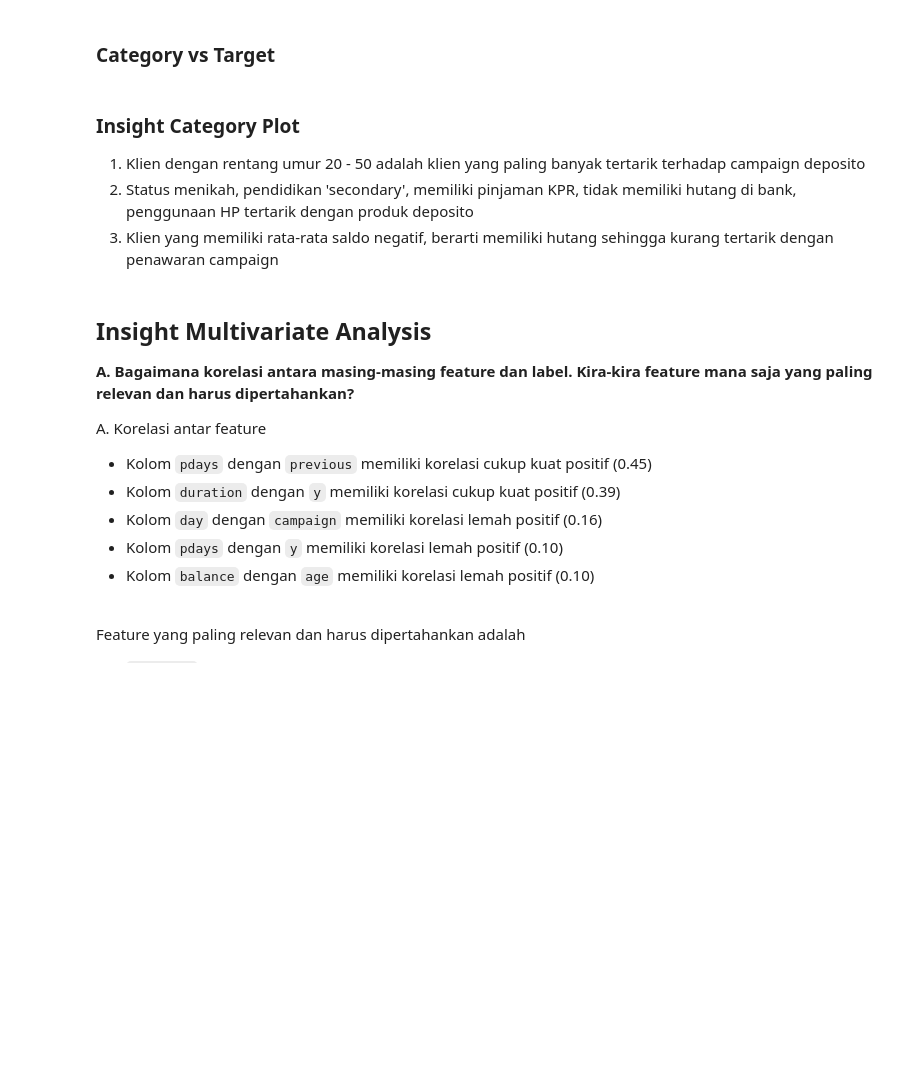
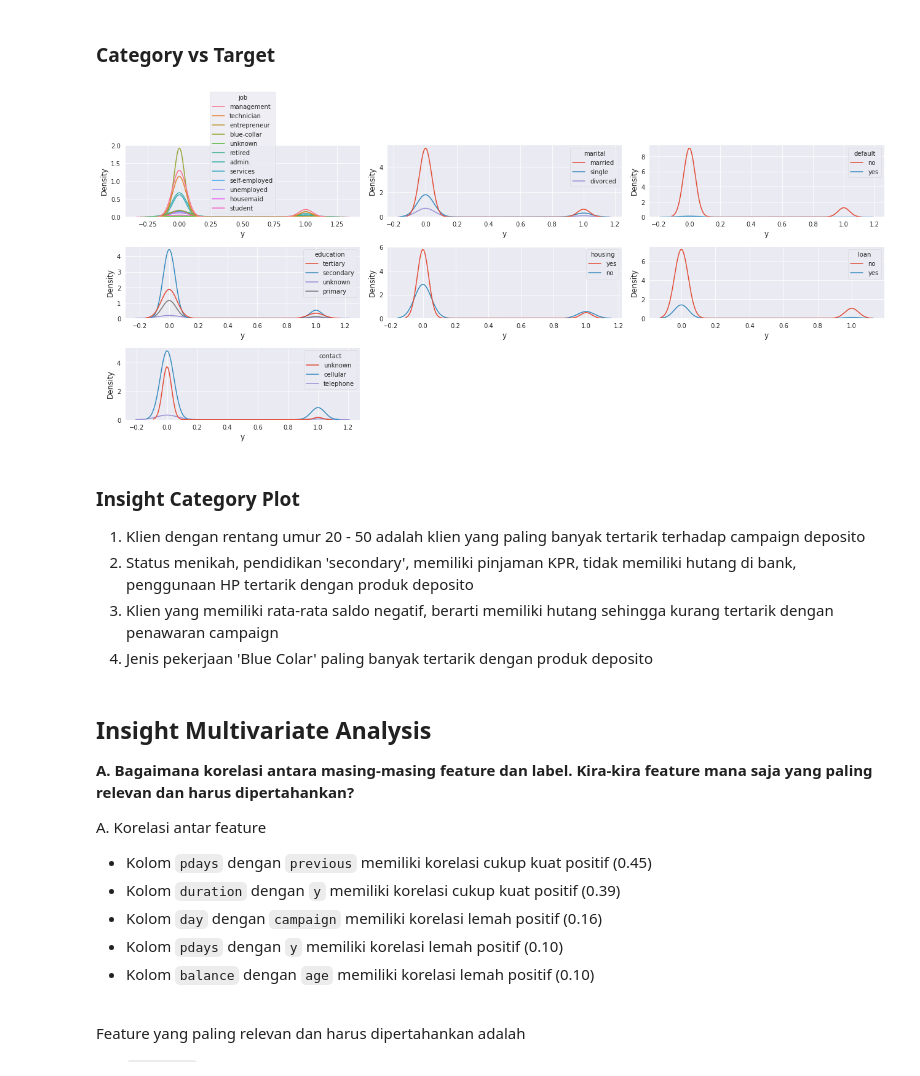
Before and after one commit to ChangCorp/finalproject, a Jupyter notebook: Stage_1_EDA.ipynb, the cells around one changed output. Cells and saved outputs as stored; diff of their text form; code cells hidden in the pictures; blank space fills up the shorter version.

```diff
--- a/Stage_1_EDA.ipynb
+++ b/Stage_1_EDA.ipynb
@@ -716,17 +708,22 @@ sns.countplot(data=df1,x='balance_group',hue='y')
 ### Category vs Target
 # %%
 # melihat hubungan fitur-fitur kategorikal dengan calon target pemodelan (y)
+plt.figure(figsize = (18, 8))
+
 for i in range(0, len(cats_categorical)):
     plt.subplot(3, 3, i+1)
-    sns.kdeplot(data=df1, x='y', hue=features[i])
+    sns.kdeplot(data=df1, x='y', hue=cats_categorical[i])
     #plt.xlabel(features[i])
     plt.tight_layout()
+# %% [output]
+[figure, added]
 # %% [markdown]
 ### Insight Category Plot
 
 1. Klien dengan rentang umur 20 - 50 adalah klien yang paling banyak tertarik terhadap campaign deposito
 2. Status menikah, pendidikan 'secondary', memiliki pinjaman KPR, tidak memiliki hutang di bank, penggunaan HP tertarik dengan produk deposito
 3. Klien yang memiliki rata-rata saldo negatif, berarti memiliki hutang sehingga kurang tertarik dengan penawaran campaign
+4. Jenis pekerjaan 'Blue Colar' paling banyak tertarik dengan produk deposito
 # %% [markdown]
 ## Insight Multivariate Analysis
 **A. Bagaimana korelasi antara masing-masing feature dan label. Kira-kira feature mana
```
Also changed, not shown: parts of 21 cells of this notebook.
